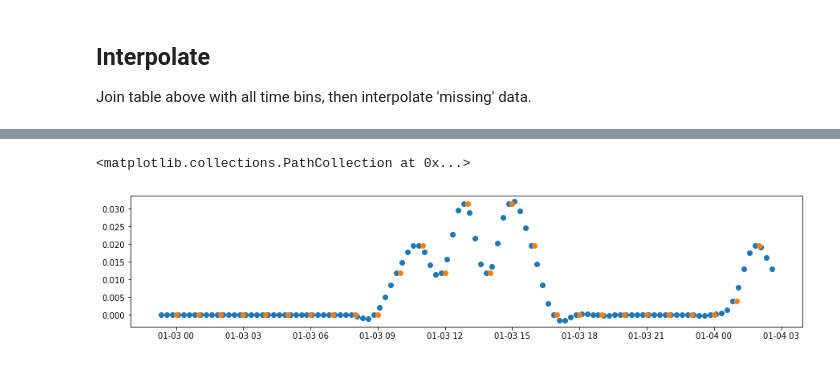
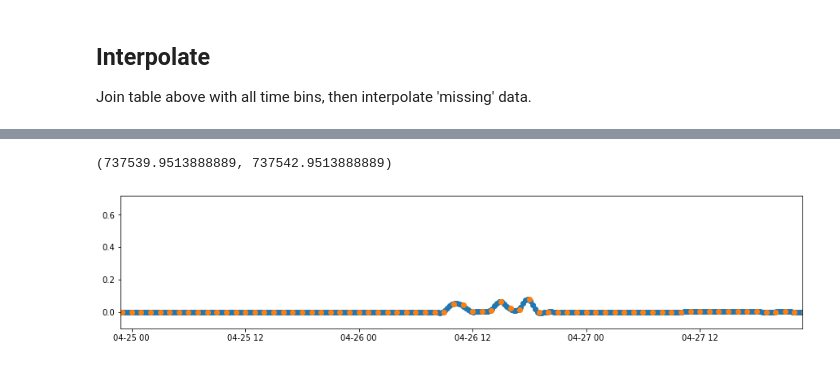
Before and after one commit to four-insightfellows-corona-project/social_distancing, a Jupyter notebook: notebooks/01_meteostat_api_ek.ipynb, the cells around one changed output, grey strips where cells are left out. Drawn from its saved outputs; the diff is of its cells as text; code cells hidden in the pictures.

```diff
--- a/notebooks/01_meteostat_api_ek.ipynb
+++ b/notebooks/01_meteostat_api_ek.ipynb
@@ -25,8 +25,10 @@ from d00_utils.binning import BinTime
 station_ids = {
     'JFK': '74486'
 }
+# %%
+today_str = date.today().strftime('%Y-%m-%d')
 # %%
-api_url = '''https://api.meteostat.net/v1/history/hourly?station={}&start=2020-01-01&end=2020-04-13&key={}'''.format(station_ids['JFK'], ms_api_key)
+api_url = '''https://api.meteostat.net/v1/history/hourly?station={}&start=2020-01-01&end={}&key={}'''.format(station_ids['JFK'], today_str, ms_api_key)
 # %%
 r = requests.get(api_url)
 # %%
@@ -108,11 +115,12 @@ plt.scatter(bin_int_weather_hist.time[190:300], bin_int_weather_hist.temp[190:30
 # %%
 plt.figure(figsize=(15,3))
 
-plt.scatter(bin_int_weather_hist.index[190:300], bin_int_weather_hist.rain_1h[190:300])
-plt.scatter(bin_int_weather_hist.time[190:300], bin_int_weather_hist.rain_1h[190:300])
+plt.scatter(bin_int_weather_hist.index, bin_int_weather_hist.rain_1h)
+plt.scatter(bin_int_weather_hist.time, bin_int_weather_hist.rain_1h)
+plt.xlim((max(bin_int_weather_hist.index)-timedelta(days=3), max(bin_int_weather_hist.index)))
 # %% [output]
-<matplotlib.collections.PathCollection at 0x...>
+(737539.9513888889, 737542.9513888889)
-[figure, old version]
+[figure, new version]
 # %%
 output_file = os.path.join(root_dir, 'data', 'binned_weather_history.csv')
 
```
Also changed, not shown: parts of 4 cells of this notebook, 1 other file.
